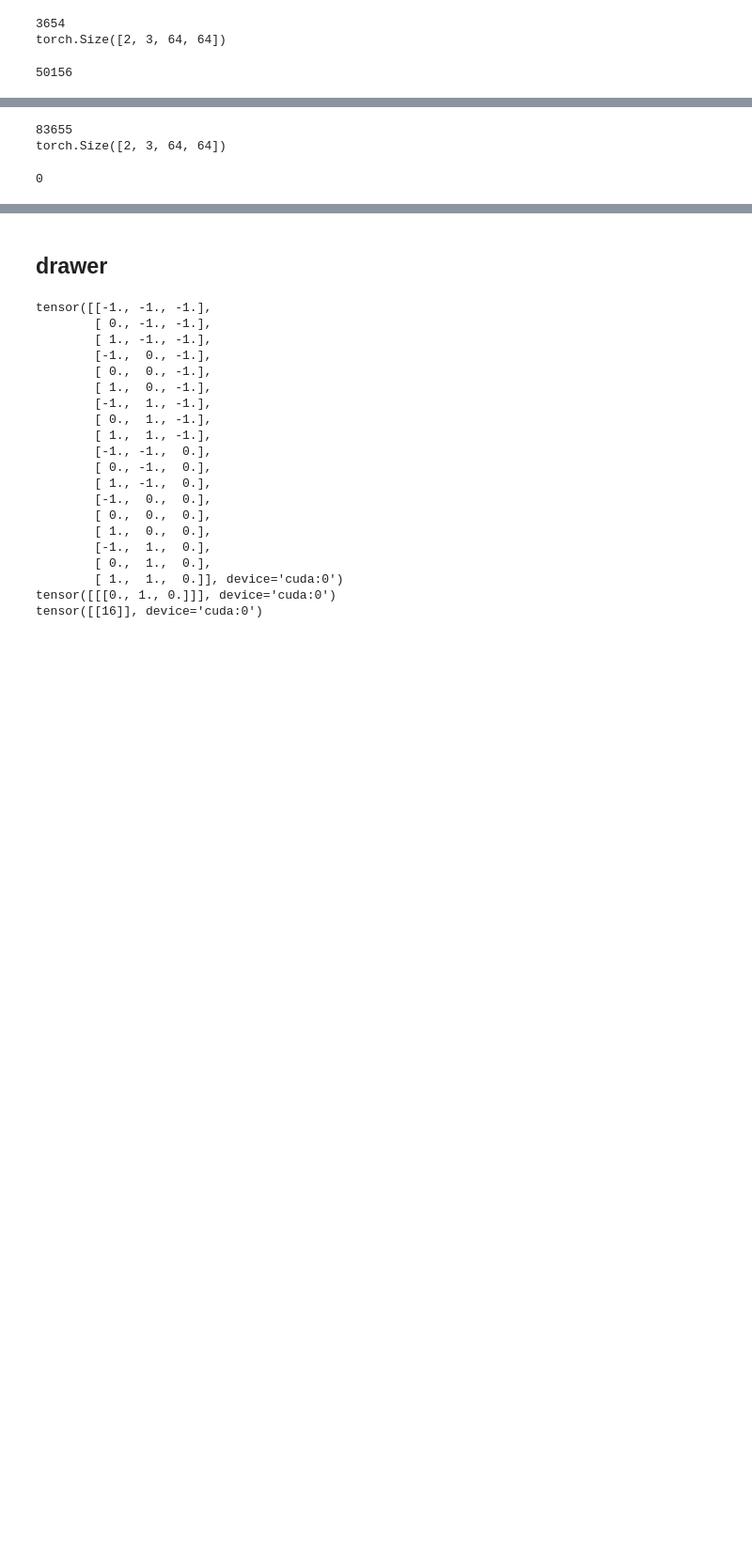
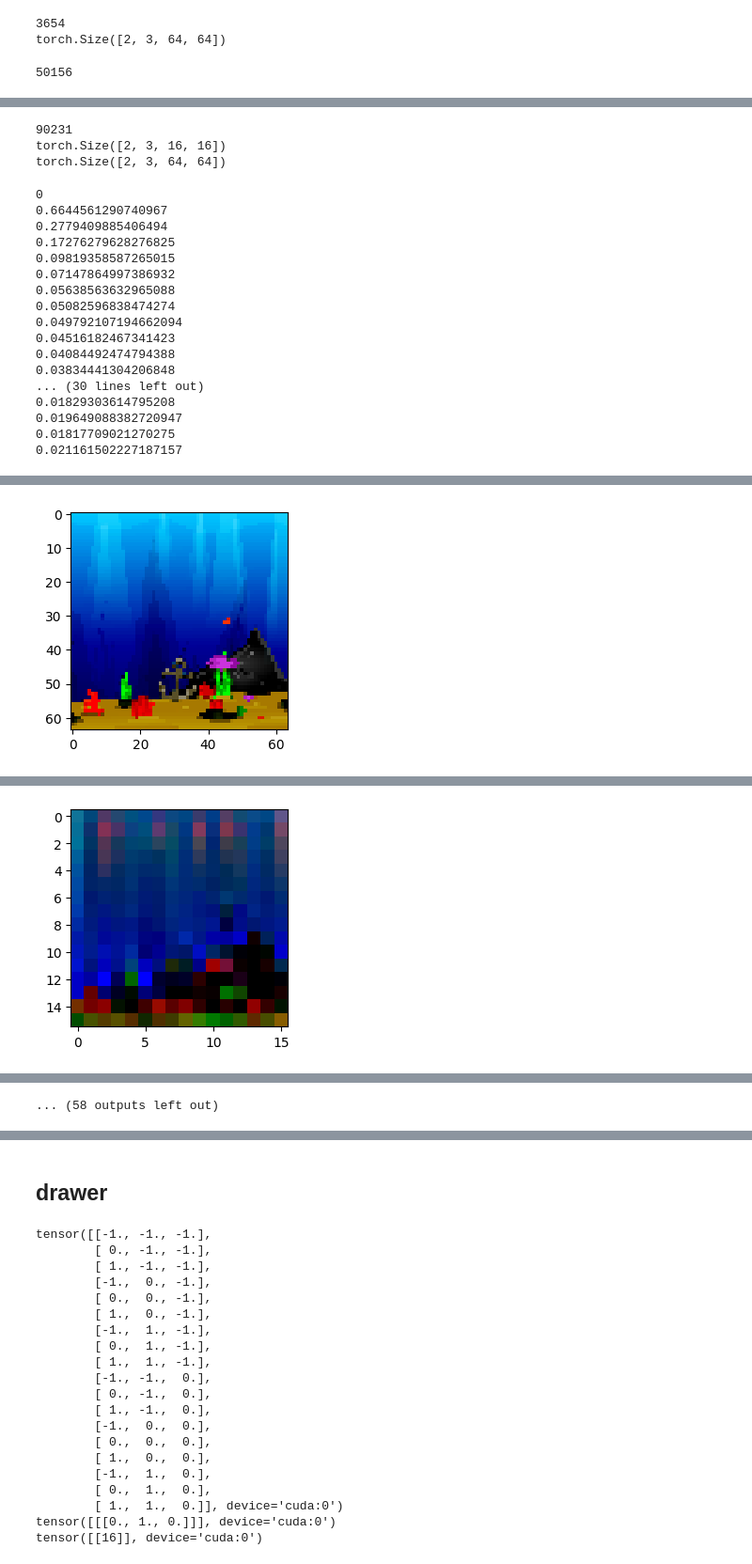
Before and after one commit to eisbetterthanpi/pytorch, a Jupyter notebook: VQ_VAE.ipynb, the cells around one changed output, grey strips where cells are left out. Shown at 94% size. Saved outputs shown, nothing was run; the diff lists cells and outputs as text; code cells hidden in the pictures; blank space fills up the shorter version.

```diff
--- a/VQ_VAE.ipynb
+++ b/VQ_VAE.ipynb
@@ -663,12 +753,14 @@ class DCAE(nn.Module):
             UpDownBlock(in_ch, width_list[0], r=1/2),
             ResBlock(width_list[0]),
             UpDownBlock(width_list[0], width_list[-1], r=1/2),
-            AttentionBlock(width_list[-1], d_head=4),
+            ResBlock(width_list[-1]),
+            # AttentionBlock(width_list[-1], d_head=4),
             UpDownBlock(width_list[-1], out_ch, r=1),
         )
         self.decoder = nn.Sequential(
             UpDownBlock(in_ch, width_list[-1], r=1),
-            AttentionBlock(width_list[-1], d_head=4),
+            # AttentionBlock(width_list[-1], d_head=4),
+            ResBlock(width_list[-1]),
             UpDownBlock(width_list[-1], width_list[0], r=2),
             ResBlock(width_list[0]),
             nn.BatchNorm2d(width_list[0]), nn.ReLU(), UpDownBlock(width_list[0], out_ch, r=2)
@@ -687,10 +779,14 @@ model = DCAE(in_ch, out_ch, d_model=24, mult=[1,1], depth_list=[1,1]).to(device)
 print(sum(p.numel() for p in model.parameters() if p.requires_grad)) # 19683
 optim = torch.optim.AdamW(model.parameters(), lr=1e-3)
 x = torch.rand((2,in_ch,64,64), device=device)
-out = model(x)
+sx = model.encoder(x)
+print(sx.shape)
+out = model.decoder(sx)
+# out = model(x)
 print(out.shape)
 # %% [output]
-83655
+90231
+torch.Size([2, 3, 16, 16])
 torch.Size([2, 3, 64, 64])
 # %%
 # @title train
@@ -720,16 +816,16 @@ def train(model, optim, dataloader, scheduler=None):
         scaler.update()
 
         # if i%10 == 0:
-        #     with torch.no_grad():
-        #         state = buffer[12][40][0]
-        #         transform = transforms.Compose([transforms.ToTensor(), transforms.Normalize((0.5, 0.5, 0.5), (0.5, 0.5, 0.5))])
-        #         # transform = transforms.Compose([transforms.ToTensor()])
-        #         x = transform(state).unsqueeze(0).to(device)#[0]
-        #         out = model(x).squeeze(0)
-        #         sx = model.encode(x).squeeze(0)
-        #         out = model.decode(sx).squeeze(0)
-        #         imshow(torchvision.utils.make_grid(sx.cpu()))
-        #         imshow(torchvision.utils.make_grid(out.cpu()))
+            # with torch.no_grad():
+            #     state = buffer[12][40][0]
+            #     transform = transforms.Compose([transforms.ToTensor(), transforms.Normalize((0.5, 0.5, 0.5), (0.5, 0.5, 0.5))])
+            #     # transform = transforms.Compose([transforms.ToTensor()])
+            #     x = transform(state).unsqueeze(0).to(device)#[0]
+            #     out = model(x).squeeze(0)
+            #     sx = model.encoder(x).squeeze(0)
+            #     out = model.decoder(sx).squeeze(0)
+            #     imshow(torchvision.utils.make_grid(sx.cpu()))
+            #     imshow(torchvision.utils.make_grid(out.cpu()))
 
         if scheduler is not None: scheduler.step()
         try: wandb.log({"loss": loss.item()})
@@ -756,9 +852,29 @@ for i in range(10):
         # transform = transforms.Compose([transforms.ToTensor()])
         x = transform(state).unsqueeze(0).to(device)#[0]
 
+
         # out, _ = model(x)
-        out = model(x)
+        # out = model(x)
+        sx = model.encoder(x)
+        out = model.decoder(sx)
         imshow(torchvision.utils.make_grid(x.cpu()))
+        imshow(torchvision.utils.make_grid(sx.cpu()))
         imshow(torchvision.utils.make_grid(out.cpu()))
 # %% [output]
 0
+0.6644561290740967
+0.2779409885406494
+0.17276279628276825
+0.09819358587265015
+0.07147864997386932
+0.05638563632965088
+0.05082596838474274
+0.049792107194662094
+0.04516182467341423
+0.04084492474794388
+0.03834441304206848
+... (30 lines left out)
+0.01829303614795208
+0.019649088382720947
+0.01817709021270275
+0.021161502227187157
@@ -765,0 +882 @@ NameError: name 'train_loader' is not defined
+[figure, added]
@@ -765,0 +884 @@ NameError: name 'train_loader' is not defined
+[figure, added]
@@ -765,0 +908 @@ NameError: name 'train_loader' is not defined
+... (58 outputs left out)
```
Also changed, not shown: parts of 8 cells of this notebook.
